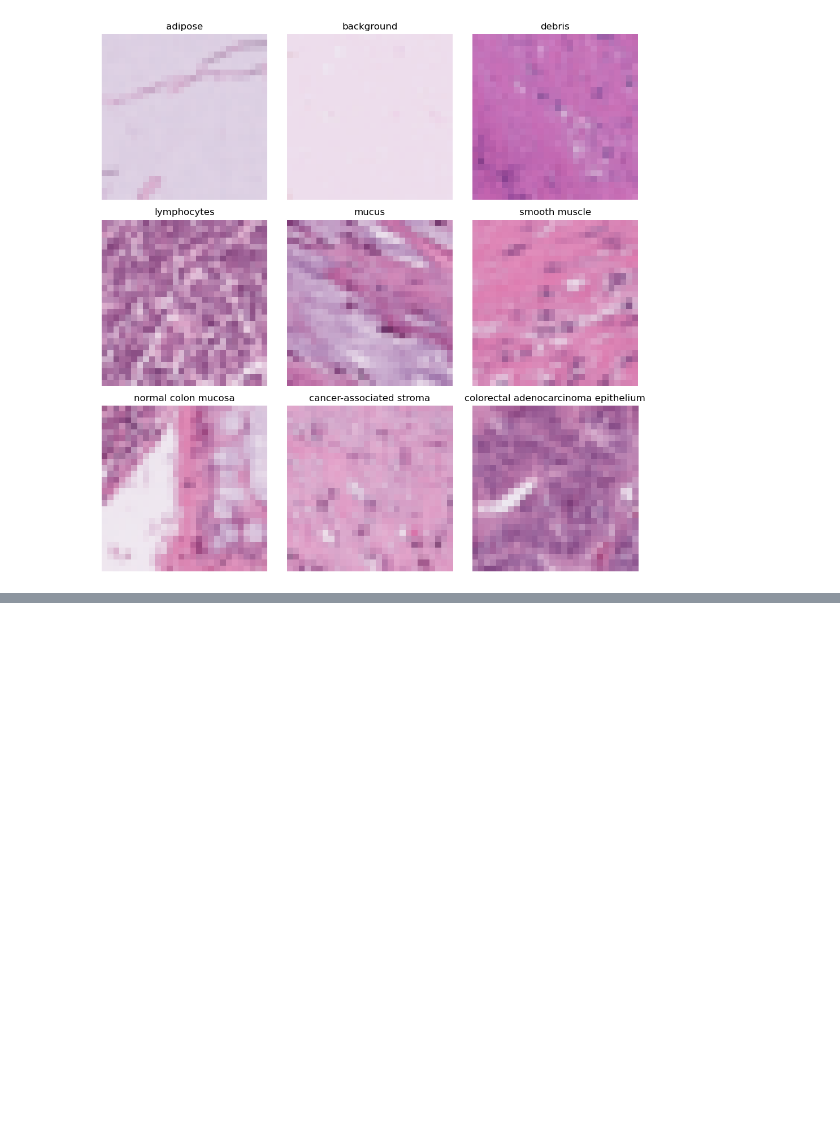
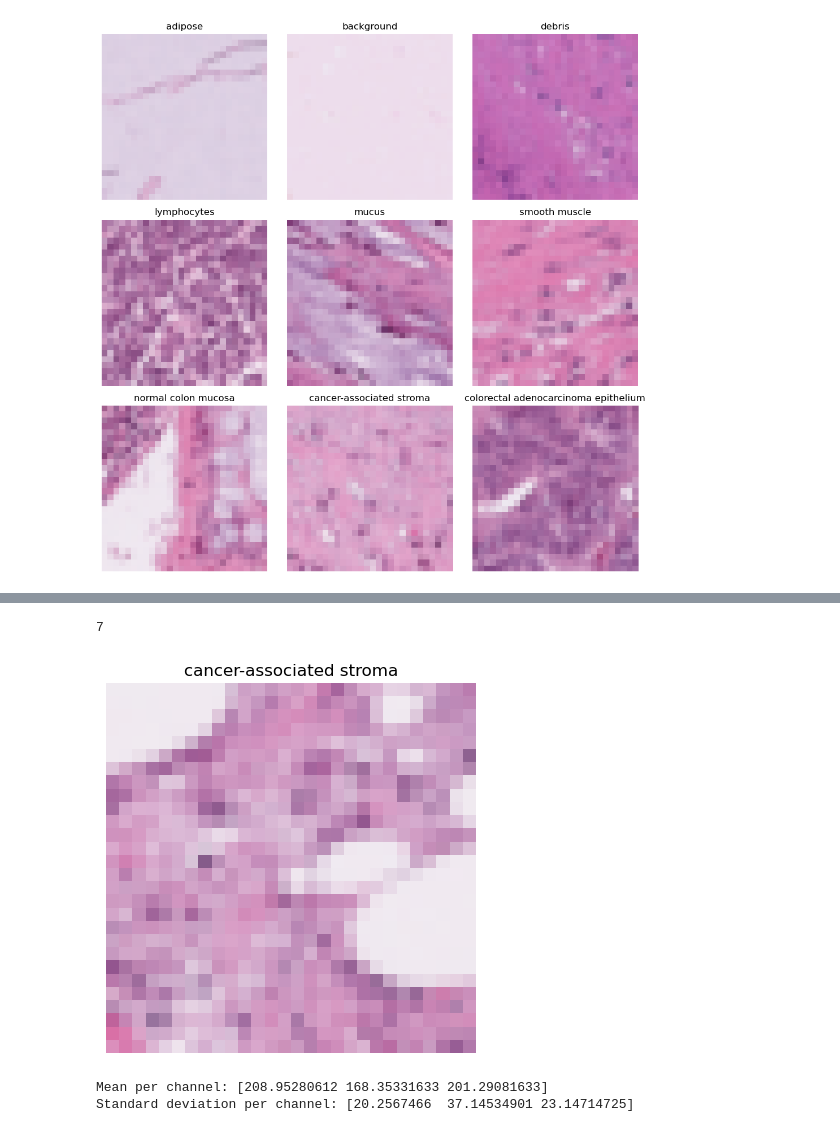
Before and after one commit to cmanell/Colorectal_cancer_DL_project, a Jupyter notebook: DL_project_colorectal_cancer.ipynb, the cells around one changed output, grey strips where cells are left out. Drawn from its saved outputs; the diff is of its cells as text; code cells hidden in the pictures; blank space fills up the shorter version.

```diff
--- a/DL_project_colorectal_cancer.ipynb
+++ b/DL_project_colorectal_cancer.ipynb
@@ -66,0 +121,25 @@ plt.show()
+# %%
+# pick any image from training dataset display it
+import numpy as np
+#pick an image
+random_number = np.random.randint(0, len(train_images))
+image_rdm = train_images[random_number]
+label_rdm = train_labels[random_number]
+print(label_rdm[0])
+# display the image
+plt.imshow(image_rdm)
+plt.axis("off")
+plt.title(labels_names.get(str(label_rdm[0])))
+plt.show()
+# %% [output]
+7
+[figure, added]
+# %%
+# report the pixel intensity statistics: mean and standard deviation per channel
+means = np.mean(image_rdm, axis=(0,1))
+stds = np.std(image_rdm, axis=(0,1))
+print("Mean per channel:", means)
+print("Standard deviation per channel:", stds)
+# %% [output]
+Mean per channel: [208.95280612 168.35331633 201.29081633]
+Standard deviation per channel: [20.2567466  37.14534901 23.14714725]
```
Also changed, not shown: parts of 11 cells of this notebook.
